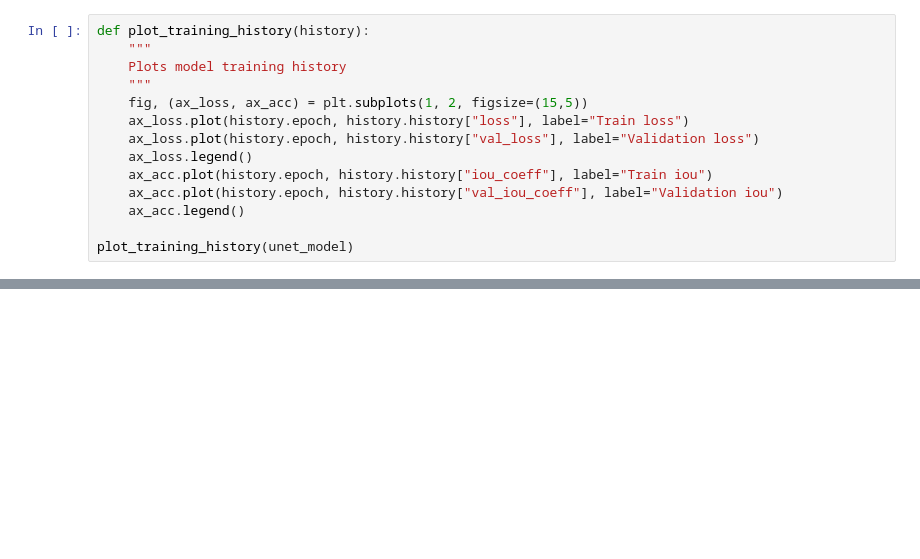
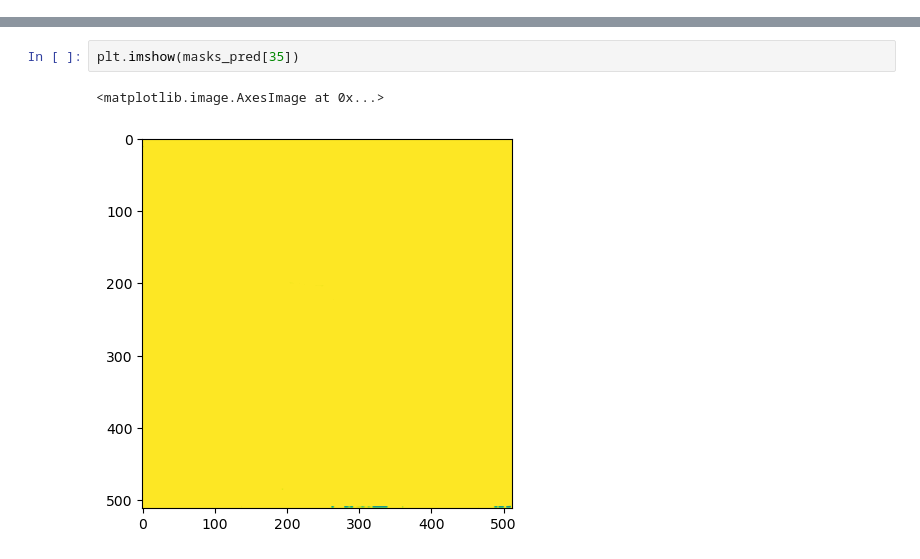
Before and after one commit to guillermodangelo/pool_detection_keras, a Jupyter notebook: 06_prediction.ipynb, the cells around one changed output, grey strips where cells are left out. Drawn from its saved outputs; the diff is of its cells as text; blank space fills up the shorter version.

```diff
--- a/06_prediction.ipynb
+++ b/06_prediction.ipynb
@@ -142,15 +61 @@ print("Test accuracy:", test_scores[1])
-# %%
-def plot_training_history(history):
-    """
-    Plots model training history
-    """
-    fig, (ax_loss, ax_acc) = plt.subplots(1, 2, figsize=(15,5))
-    ax_loss.plot(history.epoch, history.history["loss"], label="Train loss")
-    ax_loss.plot(history.epoch, history.history["val_loss"], label="Validation loss")
-    ax_loss.legend()
-    ax_acc.plot(history.epoch, history.history["iou_coeff"], label="Train iou")
-    ax_acc.plot(history.epoch, history.history["val_iou_coeff"], label="Validation iou")
-    ax_acc.legend()
-
-plot_training_history(unet_model)
 # %%
@@ -157,0 +124,5 @@ result = unet_model.predict(images_test, batch_size=1)
+# %%
+plt.imshow(masks_pred[35])
+# %% [output]
+<matplotlib.image.AxesImage at 0x...>
+[figure, added]
```
Also changed, not shown: parts of 15 cells of this notebook, 1 other file.
